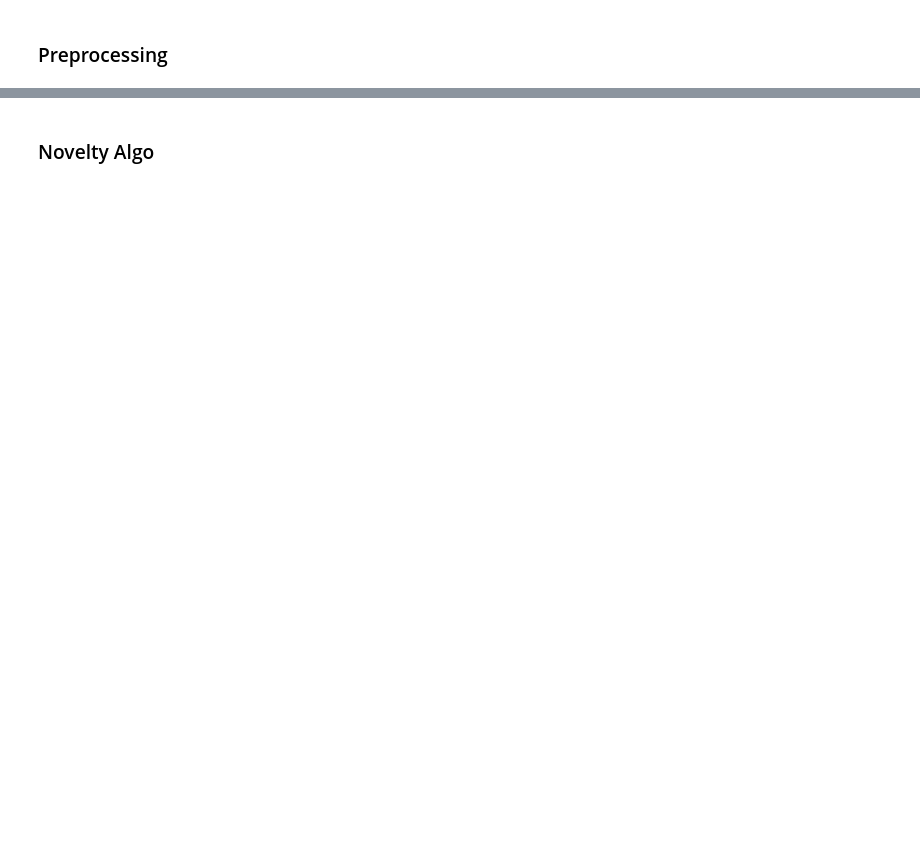
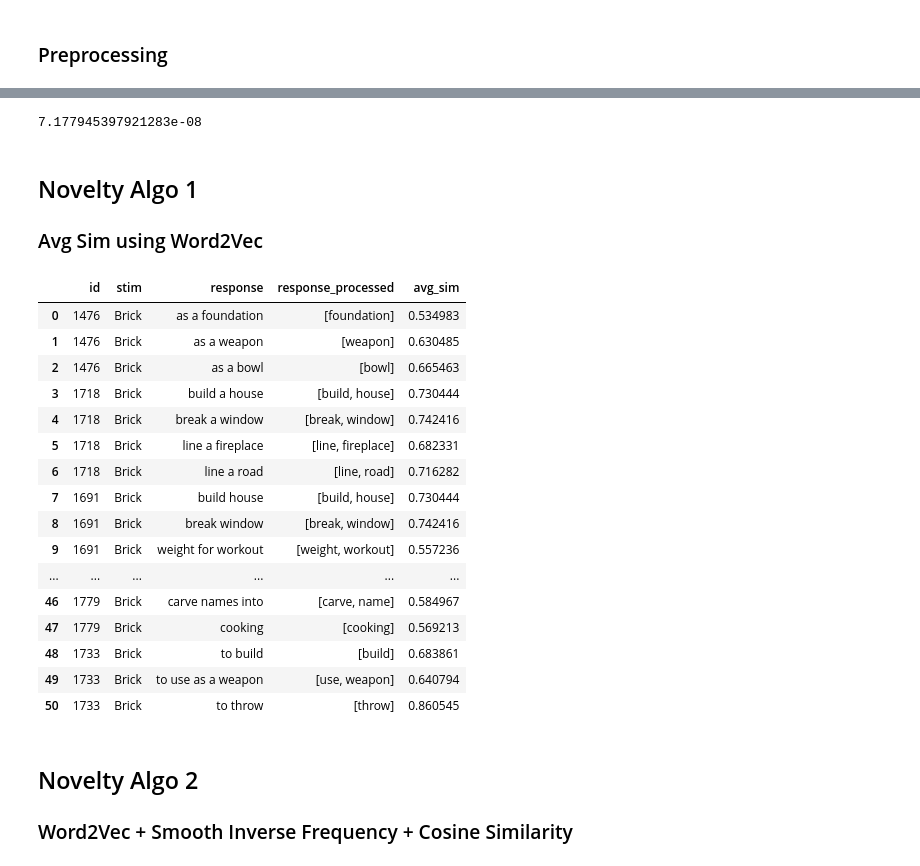
Before and after one commit to DijunQuant/AUT-Scoring, a Jupyter notebook: scripts/novelty_algo.ipynb, the cells around one changed output, grey strips where cells are left out. Saved outputs shown, nothing was run; the diff lists cells and outputs as text; code cells hidden in the pictures; blank space fills up the shorter version.

```diff
--- a/scripts/novelty_algo.ipynb
+++ b/scripts/novelty_algo.ipynb
@@ -76,14 +118,16 @@ def get_id_list(df):
     id_list = sorted(id_list)
     return id_list
 # %%
-def get_cleaned_responses(df):
+# method to add a new column
+# new column are cleaned responses
+def get_cleaned_responses(df, stopwords_list):
     # id_df = df[df.id == id]
     df_processed = df.copy(deep=True)
     responses = df['response'].tolist()
 
     # make list of processed responses
     for response in range(len(responses)):
-        responses[response] = process_text(responses[response], True)
+        responses[response] = process_text(responses[response], stopwords_list, True)
 
     # add list as column in df
     df_processed['response_processed'] = responses
@@ -113,2 +160,7 @@ test
+# %%
+twitter25_dict['wedge']
+# %% [output]
+7.177945397921283e-08
 # %% [markdown]
-### Novelty Algo
+## Novelty Algo 1
+### Avg Sim using Word2Vec
@@ -124,9 +167,59 @@ word_model = KeyedVectors.load_word2vec_format("C:/Users/jhec8/Documents/Northwe
 # %%
-def get_similarity(prompt, list):
+# method to get the novelty rating
+# average of the similarities seen
+def get_similarity_word2vec_avg(prompt, phrase_list, word_model):
     avg_sim = 0
-    for term in range(len(list)):
-        avg_sim = avg_sim + word_model.similarity(w1 = prompt, w2 = list[term])
+    # find similarity of each word in phrase with the prompt
+    for term in range(len(phrase_list)):
+        avg_sim = avg_sim + word_model.similarity(w1 = prompt, w2 = phrase_list[term])
 
-    avg_sim = avg_sim/len(list)
+    # take the average
+    if len(phrase_list) == 0:
+        avg_sim = 0
+    else:
+        avg_sim = avg_sim/len(phrase_list)
 
     return avg_sim
+# %%
+# method that returns the dataframe with novelty rating for each phrase
+def get_novelty_word2vec_avg(df, prompt, stopwords_list, word_model):
+    # clean the responses
+    novel_rating_df = get_cleaned_responses(df, stopwords_list)
+    cleaned_responses = novel_rating_df['response_processed'].tolist()
+    avg_sim_list = []
+
+    # implement algo
+    # pass in clean responses
+    for response in cleaned_responses:
+        # add novelty rating to list
+        avg_sim_list.append(get_similarity_word2vec_avg(prompt, response, word_model))
+
+    # add novelty rating list to dataframe
+    novel_rating_df['avg_sim'] = avg_sim_list
+
+    # new column with novelty rating
+    return novel_rating_df
+# %%
+data_brick_novelty_word2vec_avg = get_novelty_word2vec_avg(data_brick, "brick", stopwords_spacy, word_model_twitter25)
+data_brick_novelty_word2vec_avg
+# %% [output]
+|  | id | stim | response | response_processed | avg_sim |
+| 0 | 1476 | Brick | as a foundation | [foundation] | 0.534983 |
+| 1 | 1476 | Brick | as a weapon | [weapon] | 0.630485 |
+| 2 | 1476 | Brick | as a bowl | [bowl] | 0.665463 |
+| 3 | 1718 | Brick | build a house | [build, house] | 0.730444 |
+| 4 | 1718 | Brick | break a window | [break, window] | 0.742416 |
+| 5 | 1718 | Brick | line a fireplace | [line, fireplace] | 0.682331 |
+| 6 | 1718 | Brick | line a road | [line, road] | 0.716282 |
+| 7 | 1691 | Brick | build house | [build, house] | 0.730444 |
+| 8 | 1691 | Brick | break window | [break, window] | 0.742416 |
+| 9 | 1691 | Brick | weight for workout | [weight, workout] | 0.557236 |
+| ... | ... | ... | ... | ... | ... |
+| 46 | 1779 | Brick | carve names into | [carve, name] | 0.584967 |
+| 47 | 1779 | Brick | cooking | [cooking] | 0.569213 |
+| 48 | 1733 | Brick | to build | [build] | 0.683861 |
+| 49 | 1733 | Brick | to use as a weapon | [use, weapon] | 0.640794 |
+| 50 | 1733 | Brick | to throw | [throw] | 0.860545 |
+# %% [markdown]
+## Novelty Algo 2
+### Word2Vec + Smooth Inverse Frequency + Cosine Similarity
```
Also changed, not shown: parts of 24 cells of this notebook, 2 other files.
